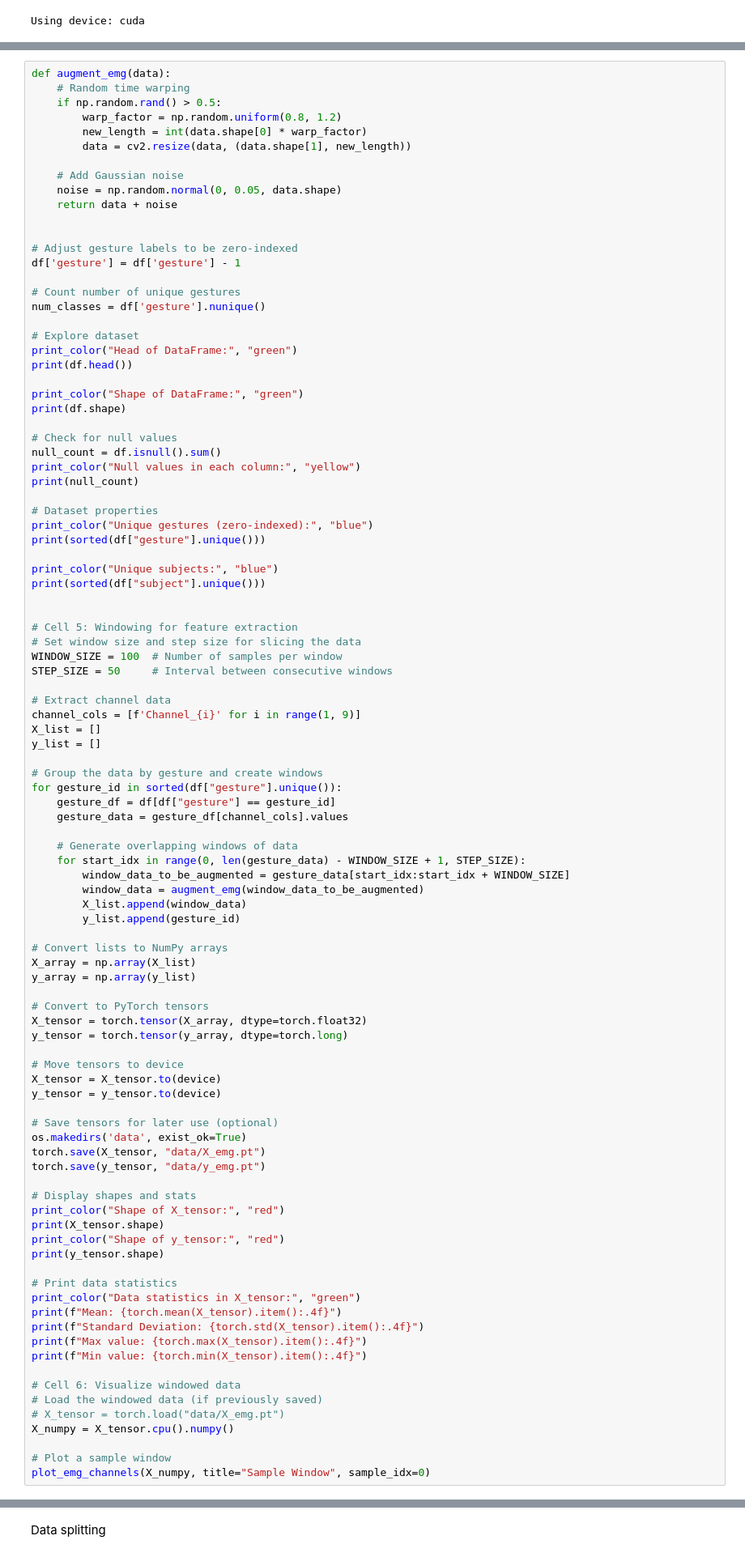
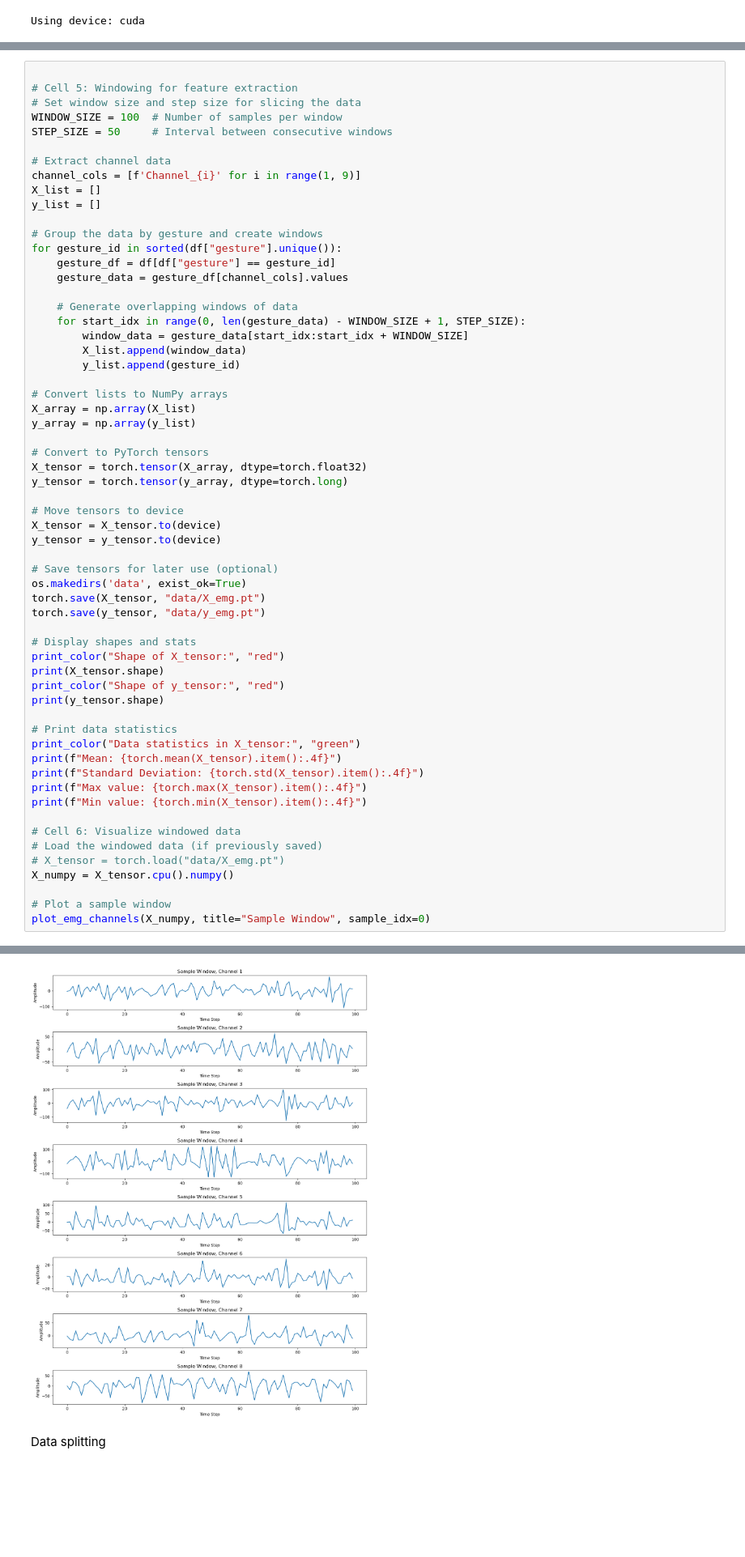
Before and after one commit to alaeeddinehajji/scu-graduation-2025, a Jupyter notebook: 2_emg_training.ipynb, the cells around one changed output, grey strips where cells are left out. Shown at 81% size. Saved outputs shown, nothing was run; the diff lists cells and outputs as text; blank space fills up the shorter version.

```diff
--- a/2_emg_training.ipynb
+++ b/2_emg_training.ipynb
@@ -98,41 +142,4 @@ def create_sliding_windows(data: np.ndarray, labels: np.ndarray,
 # %%
-def augment_emg(data):
-    # Random time warping
-    if np.random.rand() > 0.5:
-        warp_factor = np.random.uniform(0.8, 1.2)
-        new_length = int(data.shape[0] * warp_factor)
-        data = cv2.resize(data, (data.shape[1], new_length))
-
-    # Add Gaussian noise
-    noise = np.random.normal(0, 0.05, data.shape)
-    return data + noise
-
-
-# Adjust gesture labels to be zero-indexed
-df['gesture'] = df['gesture'] - 1
-
-# Count number of unique gestures
-num_classes = df['gesture'].nunique()
-
-# Explore dataset
-print_color("Head of DataFrame:", "green")
-print(df.head())
-
-print_color("Shape of DataFrame:", "green")
-print(df.shape)
-
-# Check for null values
-null_count = df.isnull().sum()
-print_color("Null values in each column:", "yellow")
-print(null_count)
-
-# Dataset properties
-print_color("Unique gestures (zero-indexed):", "blue")
-print(sorted(df["gesture"].unique()))
-
-print_color("Unique subjects:", "blue")
-print(sorted(df["subject"].unique()))
-
 
 # Cell 5: Windowing for feature extraction
 # Set window size and step size for slicing the data
@@ -151,8 +158,7 @@ for gesture_id in sorted(df["gesture"].unique()):
 
     # Generate overlapping windows of data
     for start_idx in range(0, len(gesture_data) - WINDOW_SIZE + 1, STEP_SIZE):
-        window_data_to_be_augmented = gesture_data[start_idx:start_idx + WINDOW_SIZE]
-        window_data = augment_emg(window_data_to_be_augmented)
+        window_data = gesture_data[start_idx:start_idx + WINDOW_SIZE]
         X_list.append(window_data)
         y_list.append(gesture_id)
 
@@ -198,3 +212,4 @@ Error:
+[figure, added]
 # %% [markdown]
 Data splitting
 # %%
```
Also changed, not shown: parts of 13 cells of this notebook.
